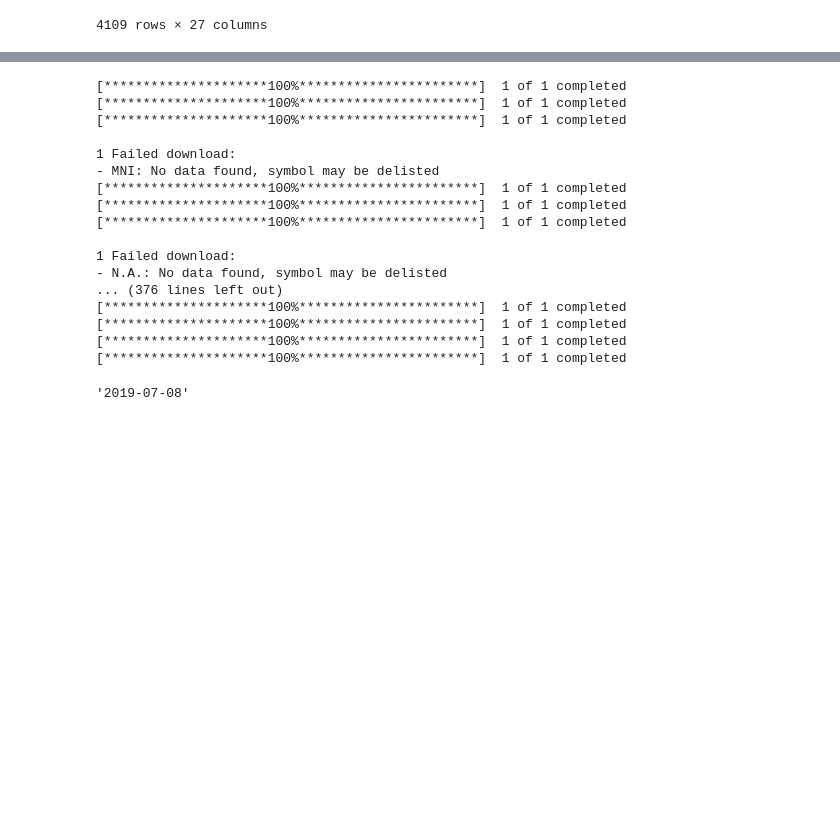
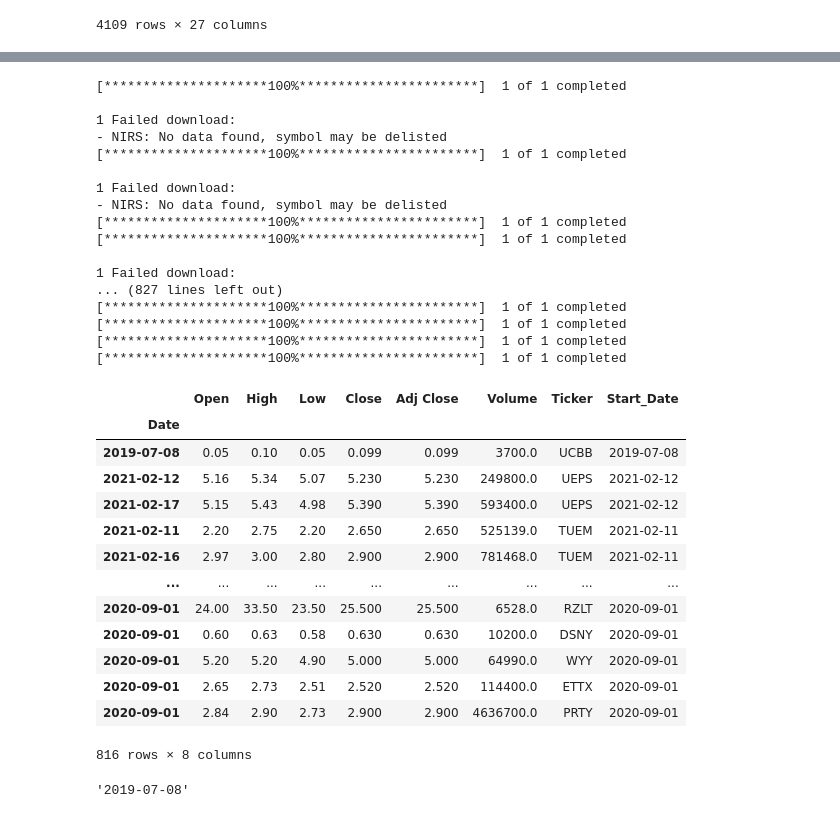
Before and after one commit to mcguigp1/DA401-Spring-2021, a Jupyter notebook: Stock_API.ipynb, the cells around one changed output, grey strips where cells are left out. Cells and saved outputs as stored; diff of their text form; code cells hidden in the pictures; blank space fills up the shorter version.

```diff
--- a/Stock_API.ipynb
+++ b/Stock_API.ipynb
@@ -103,5 +40,3 @@ Penny_df
 | 4107 | 4107 | 2019-02-19 | PM | 2019-02-14 | GNCA | Genocea Biosciences, Inc. | New Enterprise Associates 16, L.P. | 0.1 | NaN | ... |
 | 4108 | 4108 | 2019-02-19 | PM | 2019-02-14 | TYME | Tyme Technologies, Inc. | Michels Douglas A | Dir | NaN | ... |
 4109 rows × 27 columns
-# %%
-Penny_df["Ticker"] = Penny_df["Ticker"].astype(str)
@@ -177,32 +112,57 @@ sell_dates6 = ["2019-05-06","2019-05-03","2019-05-02","2019-05-02","2019-05-02",
+# %%
+sell1w0 = sell1w[0:645]
+sell1w1 = sell1w[645:1290]
+sell1w2 = sell1w[1290:1935]
+sell1w3 = sell1w[1935:2580]
+sell1w4 = sell1w[2580:3225]
+sell1w5 = sell1w[3225:3870]
+sell1w6 = sell1w[3870:4109]
 # %%
 #change numeric after buy_dates sell_dates and stock_tickers to match
 #buy_dates3 needs a time limit of 2
 df_list = list()
-for i in range(len(buy_dates6)):
-    Stock = yf.download(stock_tickers6[i],start = buy_dates6[i],end = sell_dates6[i], interval = "5d")
-    Stock["Ticker"] = stock_tickers6[i]
-    Stock["Start_Date"] = buy_dates6[i]
+for i in range(len(buy_dates1)):
+    Stock = yf.download(stock_tickers0[i],start = buy_dates0[i],end = sell1w0[i], interval = "5d")
+    Stock["Ticker"] = stock_tickers0[i]
+    Stock["Start_Date"] = buy_dates0[i]
     df_list.append(Stock)
 
 
 
-Stock_df6 = pd.concat(df_list)
+Stock_df0 = pd.concat(df_list)
 # %% [output]
 [*********************100%***********************]  1 of 1 completed
+
+1 Failed download:
+- NIRS: No data found, symbol may be delisted
+[*********************100%***********************]  1 of 1 completed
+
+1 Failed download:
+- NIRS: No data found, symbol may be delisted
 [*********************100%***********************]  1 of 1 completed
 [*********************100%***********************]  1 of 1 completed
 
 1 Failed download:
-- MNI: No data found, symbol may be delisted
-[*********************100%***********************]  1 of 1 completed
-[*********************100%***********************]  1 of 1 completed
-[*********************100%***********************]  1 of 1 completed
-
-1 Failed download:
-- N.A.: No data found, symbol may be delisted
-... (376 lines left out)
+... (827 lines left out)
 [*********************100%***********************]  1 of 1 completed
 [*********************100%***********************]  1 of 1 completed
 [*********************100%***********************]  1 of 1 completed
 [*********************100%***********************]  1 of 1 completed
+# %%
+Stock_df0
+# %% [output]
+|  | Open | High | Low | Close | Adj Close | Volume | Ticker | Start_Date |
+| Date |  |  |  |  |  |  |  |  |
+| 2019-07-08 | 0.05 | 0.10 | 0.05 | 0.099 | 0.099 | 3700.0 | UCBB | 2019-07-08 |
+| 2021-02-12 | 5.16 | 5.34 | 5.07 | 5.230 | 5.230 | 249800.0 | UEPS | 2021-02-12 |
+| 2021-02-17 | 5.15 | 5.43 | 4.98 | 5.390 | 5.390 | 593400.0 | UEPS | 2021-02-12 |
+| 2021-02-11 | 2.20 | 2.75 | 2.20 | 2.650 | 2.650 | 525139.0 | TUEM | 2021-02-11 |
+| 2021-02-16 | 2.97 | 3.00 | 2.80 | 2.900 | 2.900 | 781468.0 | TUEM | 2021-02-11 |
+| ... | ... | ... | ... | ... | ... | ... | ... | ... |
+| 2020-09-01 | 24.00 | 33.50 | 23.50 | 25.500 | 25.500 | 6528.0 | RZLT | 2020-09-01 |
+| 2020-09-01 | 0.60 | 0.63 | 0.58 | 0.630 | 0.630 | 10200.0 | DSNY | 2020-09-01 |
+| 2020-09-01 | 5.20 | 5.20 | 4.90 | 5.000 | 5.000 | 64990.0 | WYY | 2020-09-01 |
+| 2020-09-01 | 2.65 | 2.73 | 2.51 | 2.520 | 2.520 | 114400.0 | ETTX | 2020-09-01 |
+| 2020-09-01 | 2.84 | 2.90 | 2.73 | 2.900 | 2.900 | 4636700.0 | PRTY | 2020-09-01 |
+816 rows × 8 columns
 # %%
```
Also changed, not shown: parts of 72 cells of this notebook, 1 other file.
